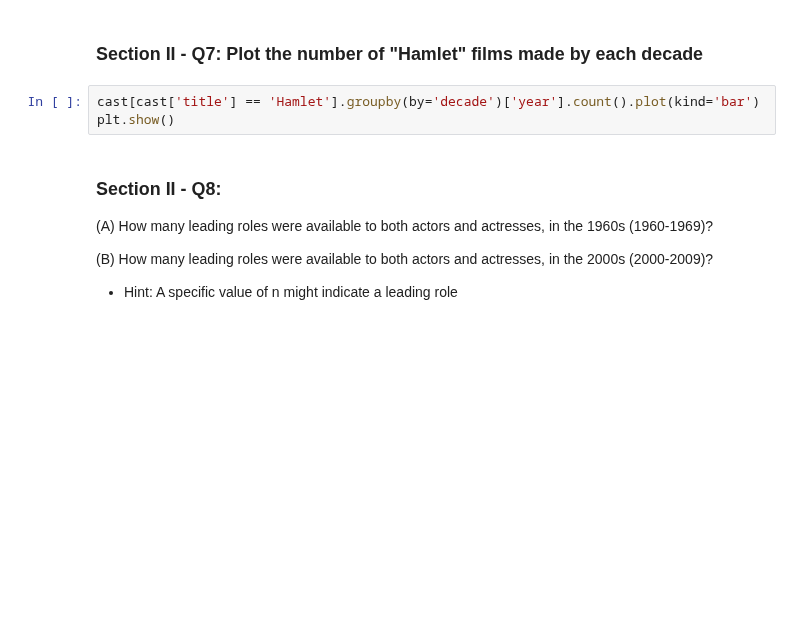
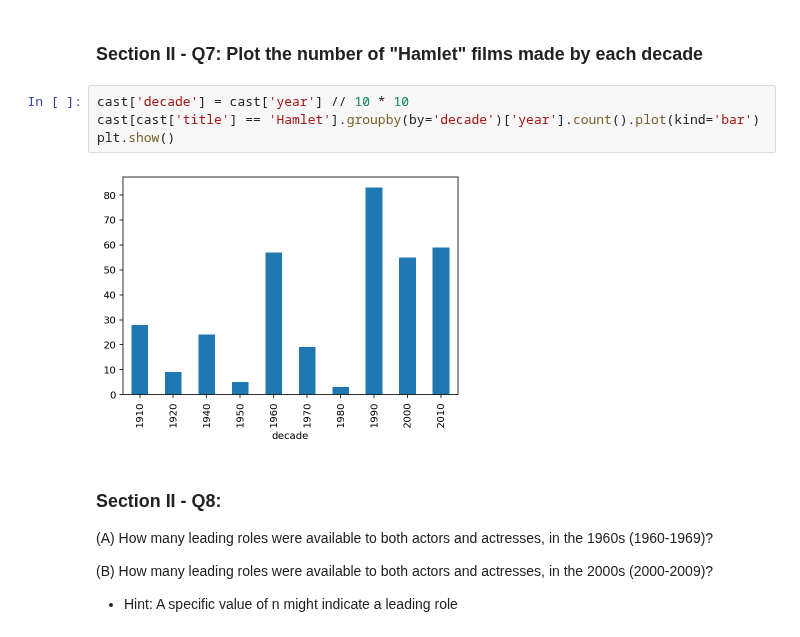
Before and after one commit to hershcode/mec-mini-projects, a Jupyter notebook: mec-5.3.10-data-wranging-with-pandas-mini-project/Mini_Project_Data_Wrangling_Pandas.ipynb, the cells around one changed output. Cells and saved outputs as stored; diff of their text form; blank space fills up the shorter version.

```diff
--- a/mec-5.3.10-data-wranging-with-pandas-mini-project/Mini_Project_Data_Wrangling_Pandas.ipynb
+++ b/mec-5.3.10-data-wranging-with-pandas-mini-project/Mini_Project_Data_Wrangling_Pandas.ipynb
@@ -513,8 +514,11 @@ plt.show()
 # %% [markdown]
 ### Section II - Q7: Plot the number of "Hamlet" films made by each decade
 # %%
+cast['decade'] = cast['year'] // 10 * 10
 cast[cast['title'] == 'Hamlet'].groupby(by='decade')['year'].count().plot(kind='bar')
 plt.show()
+# %% [output]
+[figure, added]
 # %% [markdown]
 ### Section II - Q8:
 
```
Also changed, not shown: parts of 20 cells of this notebook.
